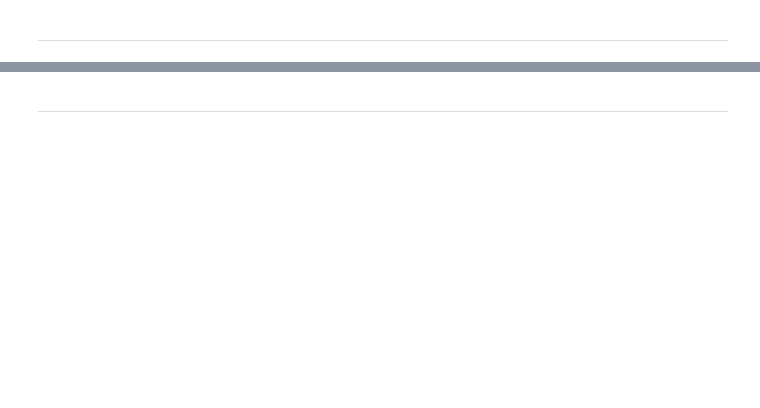
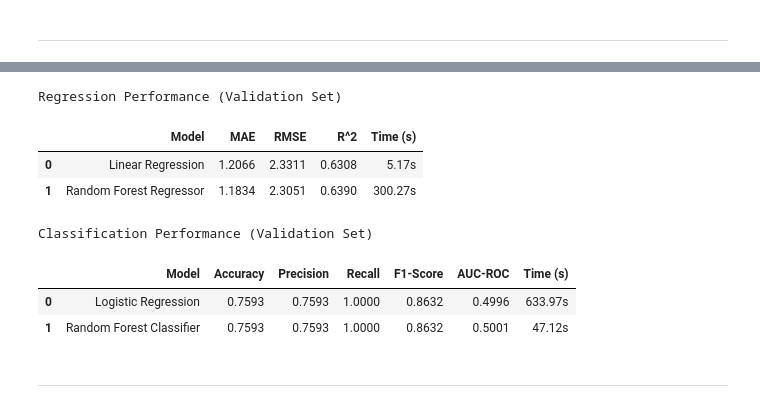
Before and after one commit to Battler08/COMP3610A2, a Jupyter notebook: assignment2.ipynb, the cells around one changed output, grey strips where cells are left out. Cells and saved outputs as stored; diff of their text form; code cells hidden in the pictures; blank space fills up the shorter version.

```diff
--- a/assignment2.ipynb
+++ b/assignment2.ipynb
@@ -562,2 +554,35 @@ ValueError: A given column is not a column of the dataframe
+# %%
+def get_classification_metrics(model, X, y_true, name, duration):
+    preds = model.predict(X)
+    probs = model.predict_proba(X)[:, 1] # Needed for AUC-ROC
+
+    return {
+        "Model": name,
+        "Accuracy": f"{accuracy_score(y_true, preds):.4f}",
+        "Precision": f"{precision_score(y_true, preds):.4f}",
+        "Recall": f"{recall_score(y_true, preds):.4f}",
+        "F1-Score": f"{f1_score(y_true, preds):.4f}",
+        "AUC-ROC": f"{roc_auc_score(y_true, probs):.4f}",
+        "Time (s)": f"{duration:.2f}s"
+    }
+lr_clf_stats = get_classification_metrics(lr_clf, X_val, y_val, "Logistic Regression", lr_c_time)
+rf_clf_stats = get_classification_metrics(rf_clf, X_val, y_val, "Random Forest Classifier", rf_c_time)
+
+reg_results_df = pd.DataFrame([lr_reg_stats, rf_reg_stats])
+print("\nRegression Performance (Validation Set)")
+display(reg_results_df)
+
+clf_results_df = pd.DataFrame([lr_clf_stats, rf_clf_stats])
+print("\nClassification Performance (Validation Set)")
+display(clf_results_df)
+# %% [output]
+Regression Performance (Validation Set)
+|  | Model | MAE | RMSE | R^2 | Time (s) |
+| 0 | Linear Regression | 1.2066 | 2.3311 | 0.6308 | 5.17s |
+| 1 | Random Forest Regressor | 1.1834 | 2.3051 | 0.6390 | 300.27s |
+Classification Performance (Validation Set)
+|  | Model | Accuracy | Precision | Recall | F1-Score | AUC-ROC | Time (s) |
+| 0 | Logistic Regression | 0.7593 | 0.7593 | 1.0000 | 0.8632 | 0.4996 | 633.97s |
+| 1 | Random Forest Classifier | 0.7593 | 0.7593 | 1.0000 | 0.8632 | 0.5001 | 47.12s |
 # %% [markdown]
 ____
```
Also changed, not shown: parts of 8 cells of this notebook.
